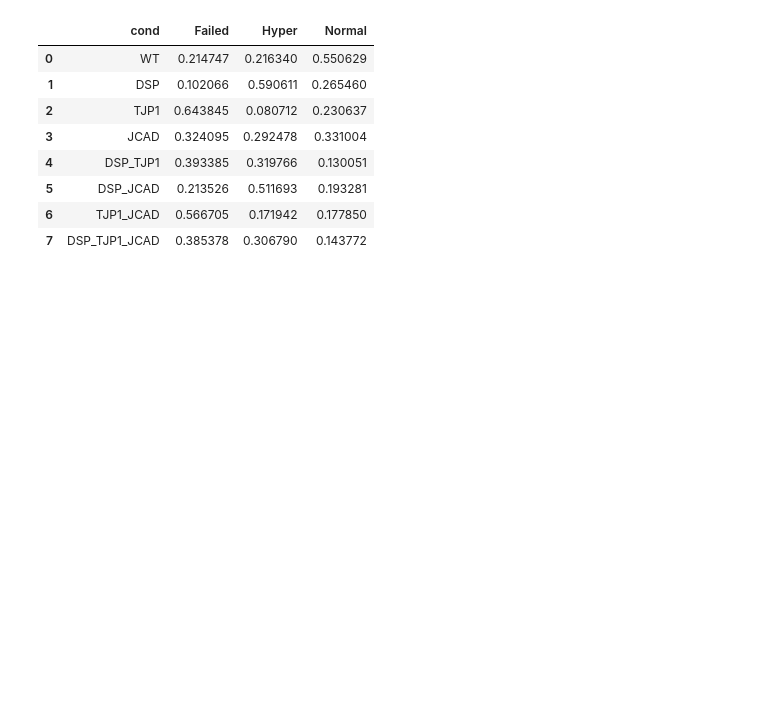
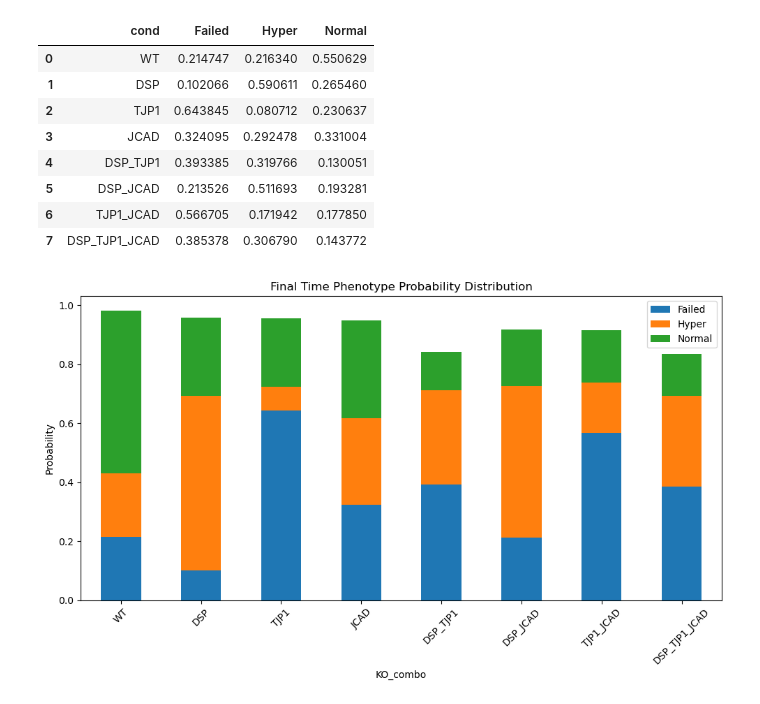
Before and after one commit to emilieyuu/endotehelial-masboss, a Jupyter notebook: notebooks/01_model_one_run.ipynb, the cells around one changed output. Saved outputs shown, nothing was run; the diff lists cells and outputs as text; code cells hidden in the pictures; blank space fills up the shorter version.

Commit message:
plot of final converged phenotypes from knockout

```diff
--- a/notebooks/01_model_one_run.ipynb
+++ b/notebooks/01_model_one_run.ipynb
@@ -132,3 +133,20 @@ perbs_df
 | 5 | DSP_JCAD | 0.213526 | 0.511693 | 0.193281 |
 | 6 | TJP1_JCAD | 0.566705 | 0.171942 | 0.177850 |
 | 7 | DSP_TJP1_JCAD | 0.385378 | 0.306790 | 0.143772 |
+# %%
+perbs_df.plot(x='cond',
+              y=['Failed', 'Hyper', 'Normal'],
+              kind='bar',
+              stacked=True,
+              figsize=(10,6))
+
+plt.xlabel('KO_combo')
+plt.ylabel('Probability')
+plt.title('Final Time Phenotype Probability Distribution')
+
+plt.xticks(rotation=45)  # Rotate labels if needed
+plt.savefig(os.path.join(summary_dir, "KO_summary_plot.png"))
+plt.tight_layout()
+plt.show()
+# %% [output]
+[figure, added]
```
Also changed, not shown: parts of 3 cells of this notebook, 2 other files.
